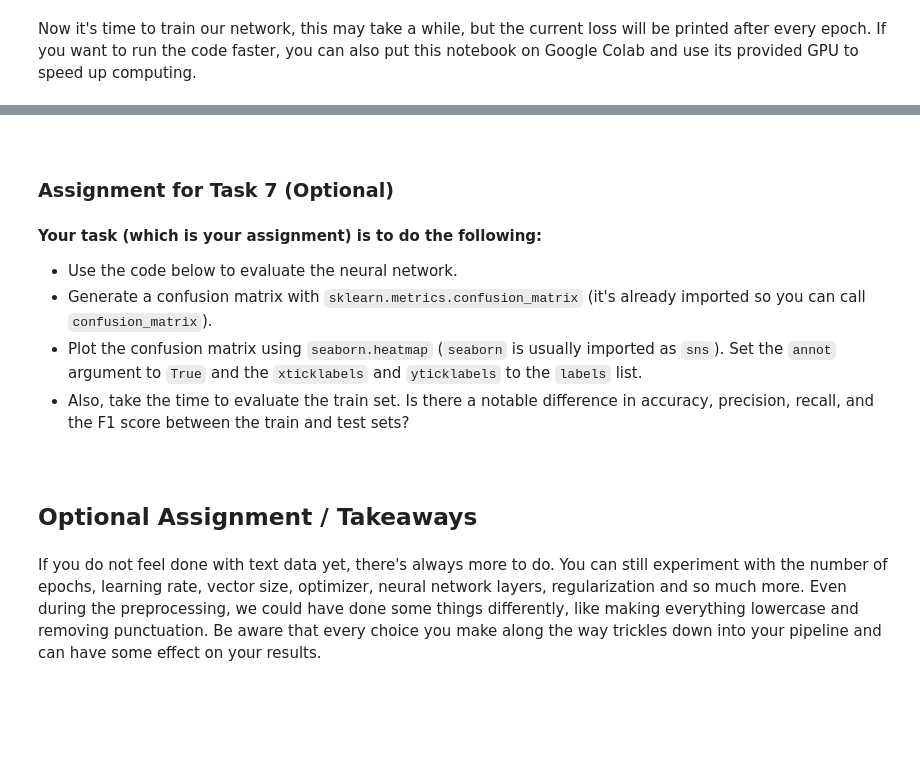
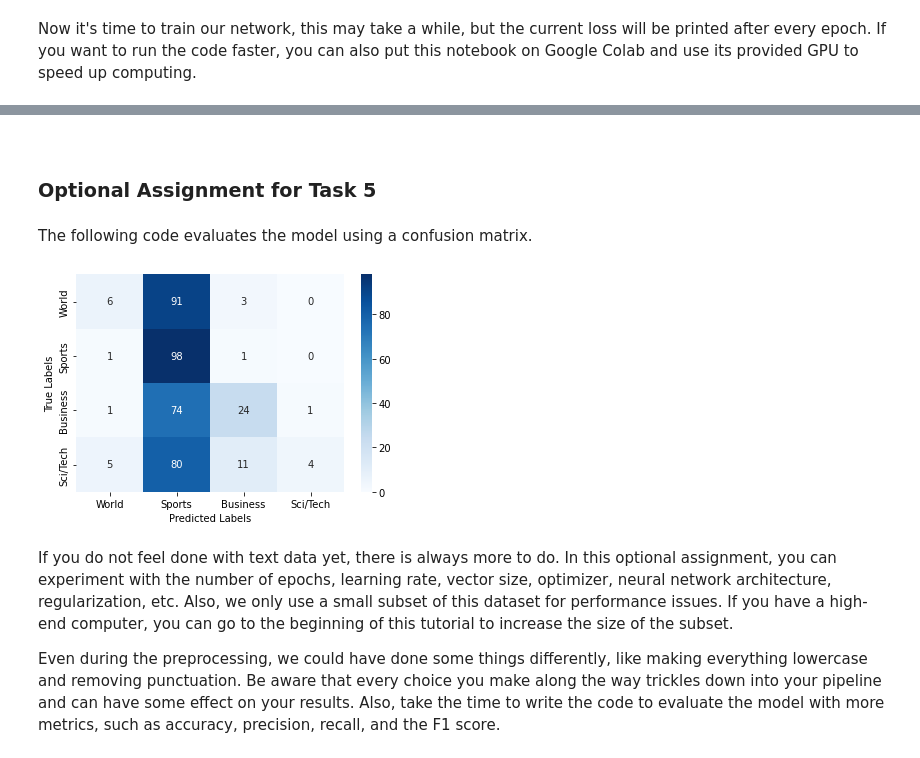
Before and after one commit to MultiX-Amsterdam/text-data-module, a Jupyter notebook: docs/tutorial-text-data.ipynb, the cells around one changed output, grey strips where cells are left out. Cells and saved outputs as stored; diff of their text form; code cells hidden in the pictures; blank space fills up the shorter version.

Commit message:
Improve the tutorial book by moving things around and simplify the tasks.

```diff
--- a/docs/tutorial-text-data.ipynb
+++ b/docs/tutorial-text-data.ipynb
@@ -929,0 +837,3 @@ TypeError: object of type '_WorkDoneSentinel' has no len()
+# %%
+df_with_nltk_tokens_and_spacy_tokens = add_spacy_tokens(df_with_nltk_tokens_and_spacy_doc)
+display(df_with_nltk_tokens_and_spacy_tokens)
@@ -1213,11 +1173,15 @@ TypeError: object of type '_WorkDoneSentinel' has no len()
 # %% [markdown]
 To obtain the complete model, we combine the `tokens` column into one series and call the `Word2Vec` function.
 # %%
+# Rename the very long variables
+df_train_preprocessd = df_with_nltk_tokens_and_spacy_tokens
+df_test_preprocessd = df_test_with_nltk_tokens_and_spacy_tokens
+
 # Get all tokens into one series.
-tokens_both = pd.concat([df_train["tokens"], df_test["tokens"]])
+tokens_both = pd.concat([df_train_preprocessd["tokens"], df_test_preprocessd["tokens"]])
 
 # Train a Word2Vec model on the NLTK tokens.
-w2v_model = Word2Vec(tokens_both.values, vector_size=96, min_count=1)
+w2v_model = Word2Vec(tokens_both.values, vector_size=40, min_count=1)
 # %% [markdown]
 To obtain the embeddings, we can use the `Word2Vec.wv[word]` syntax. To get multiple vectors nicely next to each other in a 2D matrix, we can call `numpy.vstack`.
 # %%
@@ -1260,0 +1269,3 @@ print(doc.tensor)
+# %%
+df_train_with_tensor, df_test_with_tensor = add_padded_tensors(df_train_preprocessd, df_test_preprocessd)
+display(df_test_with_tensor)
@@ -1348,17 +1292,13 @@ Our neural network will take the embedding representation of the document as inp
 
 The following code demonstrates how to implement a neural network for topic classification in PyTorch. First let's do some more preparations for our inputs, turning them into PyTorch tensors.
 # %%
-# Use dataframes from previous assignment. These use the spaCy tensors.
-df_train = answer_df_train
-df_test = answer_df_test
-
-# Transform inputs into PyTorch tensors.
-input_train = torch.from_numpy(np.stack(df_train["tensor"]))
-input_test = torch.from_numpy(np.stack(df_test["tensor"]))
+# Transform spaCy tensors into PyTorch tensors.
+input_train = torch.from_numpy(np.stack(df_train_with_tensor["tensor"]))
+input_test = torch.from_numpy(np.stack(df_test_with_tensor["tensor"]))
 
 # Get the labels, move to 0-indexed instead of 1-indexed.
-train_labels = torch.from_numpy(df_train["class_idx"].values) - 1
-test_labels = torch.from_numpy(df_test["class_idx"].values) - 1
+train_labels = torch.from_numpy(df_train_with_tensor["class_idx"].values) - 1
+test_labels = torch.from_numpy(df_test_with_tensor["class_idx"].values) - 1
 
 # One-hot encode labels for training.
 train_target = torch.zeros((len(train_labels), 4))
@@ -1427,35 +1367,33 @@ Epoch [5/5], Loss: 0.8284
 # %% [markdown]
-<a name="a7"></a>
+<a name="a5"></a>
 # %% [markdown]
-### Assignment for Task 7 (Optional)
+### Optional Assignment for Task 5
-# %% [markdown]
-**Your task (which is your assignment) is to do the following:**
-
-- Use the code below to evaluate the neural network.
-- Generate a confusion matrix with `sklearn.metrics.confusion_matrix` (it's already imported so you can call `confusion_matrix`).
-- Plot the confusion matrix using `seaborn.heatmap` (`seaborn` is usually imported as `sns`). Set the `annot` argument to `True` and the `xticklabels` and `yticklabels` to the `labels` list.
-- Also, take the time to evaluate the train set. Is there a notable difference in accuracy, precision, recall, and the F1 score between the train and test sets?
+# %% [markdown]
+The following code evaluates the model using a confusion matrix.
 # %%
 # Evaluate the neural net on the test set.
 model.eval()
 
 # Sample from the model.
 with torch.no_grad():
     test_outputs = model(input_test)
     # Reuse our previous function to get the label with biggest probability.
-    test_pred = answer_largest_proportion(test_outputs.detach())
+    test_pred = np.argmax(test_outputs.detach(), axis=1)
 
 # Set model back to training mode.
 model.train()
 
+# Compute the confusion matrix
+cm = confusion_matrix(test_labels, test_pred)
+
+# Plot the confusion matrix using seaborn
 labels = ["World", "Sports", "Business", "Sci/Tech"]
-
-###################################
-# Fill in your answer here
-###################################
+h = sns.heatmap(cm, annot=True, cmap="Blues", fmt="g", xticklabels=labels, yticklabels=labels)
+ax = plt.xlabel("Predicted Labels")
+ax = plt.ylabel("True Labels")
+# %% [output]
+[figure, added]
-# %% [markdown]
-<a name="a8"></a>
-# %% [markdown]
-## Optional Assignment / Takeaways
 # %% [markdown]
-If you do not feel done with text data yet, there's always more to do. You can still experiment with the number of epochs, learning rate, vector size, optimizer, neural network layers, regularization and so much more. Even during the preprocessing, we could have done some things differently, like making everything lowercase and removing punctuation. Be aware that every choice you make along the way trickles down into your pipeline and can have some effect on your results.
+If you do not feel done with text data yet, there is always more to do. In this optional assignment, you can experiment with the number of epochs, learning rate, vector size, optimizer, neural network architecture, regularization, etc. Also, we only use a small subset of this dataset for performance issues. If you have a high-end computer, you can go to the beginning of this tutorial to increase the size of the subset.
+
+Even during the preprocessing, we could have done some things differently, like making everything lowercase and removing punctuation. Be aware that every choice you make along the way trickles down into your pipeline and can have some effect on your results. Also, take the time to write the code to evaluate the model with more metrics, such as accuracy, precision, recall, and the F1 score.
```
Also changed, not shown: parts of 153 cells of this notebook, 2 other files.
